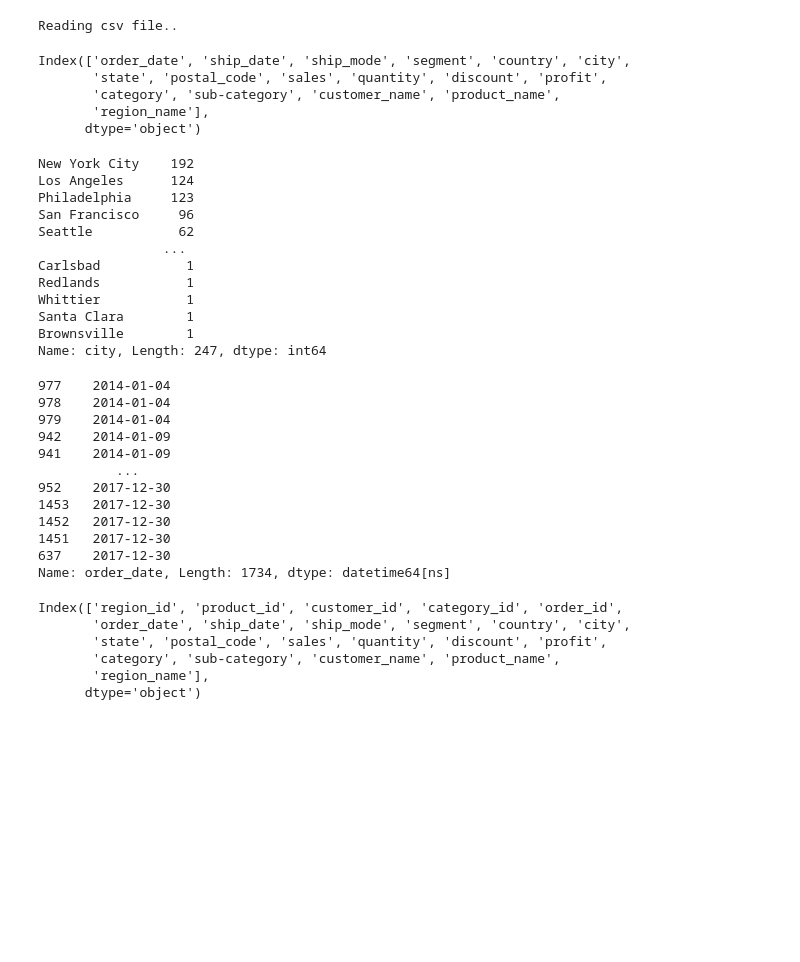
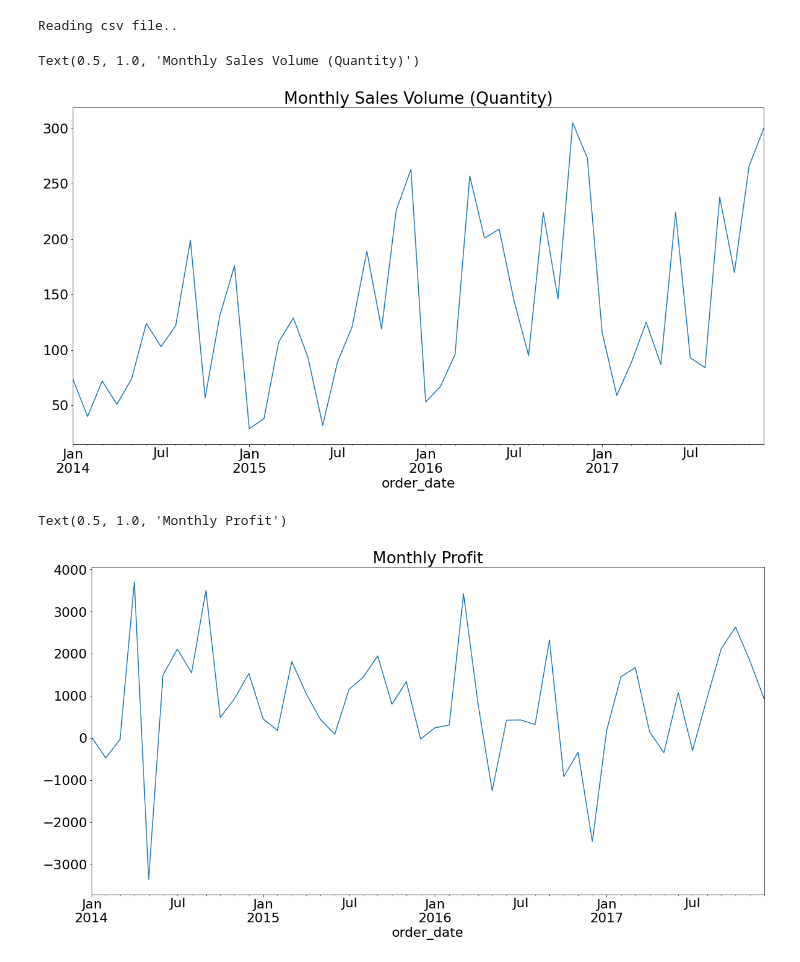
Before and after one commit to superstore-stephen-jesse/superstor-time-series-project, a Jupyter notebook: explore_jesse.ipynb, the cells around one changed output. Cells and saved outputs as stored; diff of their text form; code cells hidden in the pictures; blank space fills up the shorter version.

```diff
--- a/explore_jesse.ipynb
+++ b/explore_jesse.ipynb
@@ -18,50 +19,15 @@ plt.rcParams['figure.figsize'] = (20, 10)
 df = prepare.prepare_superstore_data()
 # %% [output]
 Reading csv file..
-# %%
-df.columns
-# %% [output]
-Index(['order_date', 'ship_date', 'ship_mode', 'segment', 'country', 'city',
-       'state', 'postal_code', 'sales', 'quantity', 'discount', 'profit',
-       'category', 'sub-category', 'customer_name', 'product_name',
-       'region_name'],
-      dtype='object')
-# %%
-df.city.value_counts()
-# %% [output]
-New York City    192
-Los Angeles      124
-Philadelphia     123
-San Francisco     96
-Seattle           62
-                ...
-Carlsbad           1
-Redlands           1
-Whittier           1
-Santa Clara        1
-Brownsville        1
-Name: city, Length: 247, dtype: int64
-# %%
-df.order_date.sort_values()
-# %% [output]
-977    2014-01-04
-978    2014-01-04
-979    2014-01-04
-942    2014-01-09
-941    2014-01-09
-          ...
-952    2017-12-30
-1453   2017-12-30
-1452   2017-12-30
-1451   2017-12-30
-637    2017-12-30
-Name: order_date, Length: 1734, dtype: datetime64[ns]
-# %%
-df.columns
-# %% [output]
-Index(['region_id', 'product_id', 'customer_id', 'category_id', 'order_id',
-       'order_date', 'ship_date', 'ship_mode', 'segment', 'country', 'city',
-       'state', 'postal_code', 'sales', 'quantity', 'discount', 'profit',
-       'category', 'sub-category', 'customer_name', 'product_name',
-       'region_name'],
-      dtype='object')
+# %%
+df.resample('M').sum().quantity.plot()
+plt.title("Monthly Sales Volume (Quantity)")
+# %% [output]
+Text(0.5, 1.0, 'Monthly Sales Volume (Quantity)')
+[figure, added]
+# %%
+df.resample('M').sum().profit.plot()
+plt.title("Monthly Profit")
+# %% [output]
+Text(0.5, 1.0, 'Monthly Profit')
+[figure, added]
```
Also changed, not shown: parts of 16 cells of this notebook.
